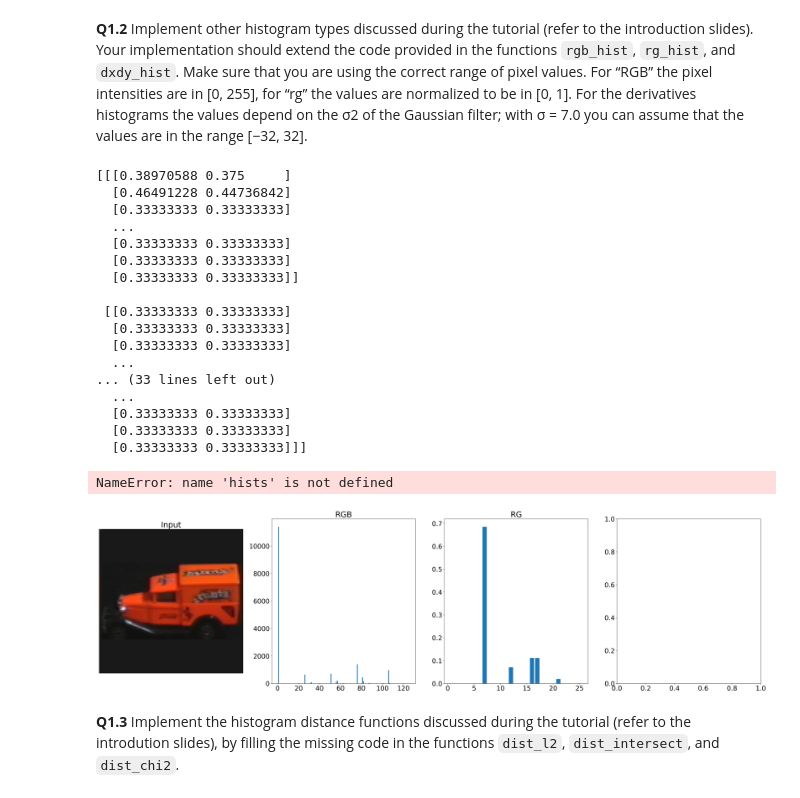
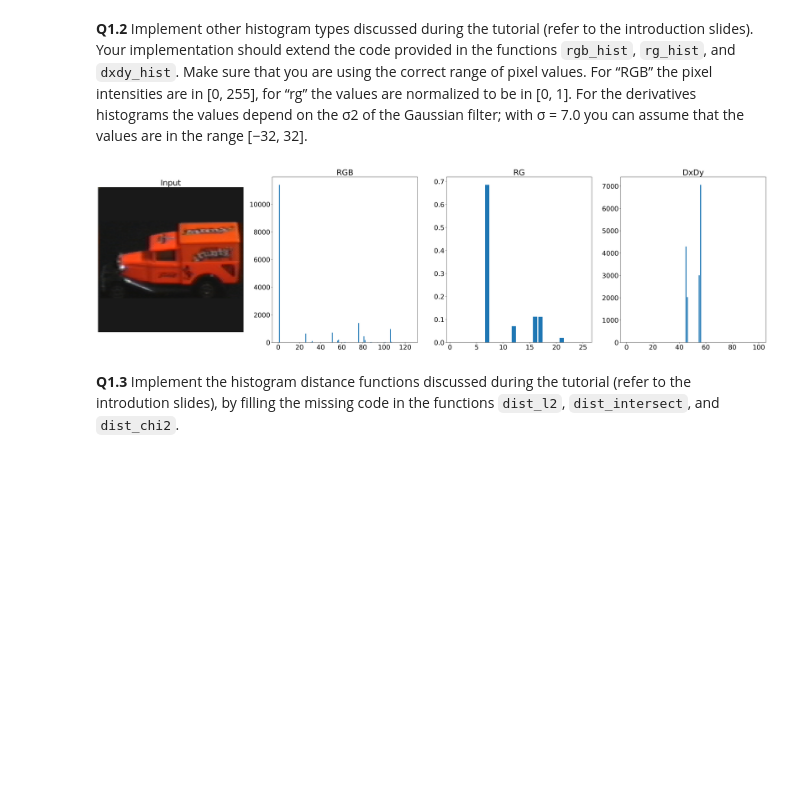
Before and after one commit to MoidHuda/HLCV_53, a Jupyter notebook: Assignment_1/exercise-1-Part1.ipynb, the cells around one changed output. Drawn from its saved outputs; the diff is of its cells as text; code cells hidden in the pictures; blank space fills up the shorter version.

```diff
--- a/Assignment_1/exercise-1-Part1.ipynb
+++ b/Assignment_1/exercise-1-Part1.ipynb
@@ -317,52 +314,48 @@ def dxdy_hist(img_gray, num_bins):
 
 
 	# also flatten the final 2D histogram (similar to rgb_hist above).
     ################################################
+
+    hists = np.zeros((num_bins, num_bins))
+    bins = np.linspace(-32, 32, num_bins + 1)
+
+    [imgDx, imgDy] = gaussderiv(img_gray, 7.0)
+
+    # imgmag = np.sqrt(imgDx**2 + imgDy**2)
+
+    for i in range(num_bins):
+        for j in range(num_bins):
+            hists[i, j] = np.sum((imgDx[:, :] >= bins[i]) & (imgDx[:, :] < bins[i+1]) &
+                                    (imgDy[:, :] >= bins[j]) & (imgDy[:, :] < bins[j+1]))
+
+    hists = hists.reshape(hists.size)
     return hists
 
 ### The following code is used for evaluation.
 plt.rcParams.update({'font.size': 22})
 fig, axes = plt.subplots(1, 4, figsize=(40, 10), dpi=200)
 axes[0].imshow(img_color)
 axes[0].set_xticks([]); axes[0].set_yticks([])
 axes[0].set_title('Input')
 
 num_bins_color = 5
 hist_rgb1 = rgb_hist(img_color.astype('double'), num_bins_color)
 axes[1].bar(np.array(range(1, hist_rgb1.size+1)), hist_rgb1)
 axes[1].set_title('RGB')
 
 num_bins_rg = 5
 hist_rg = rg_hist(img_color.astype('double'), num_bins_rg)
 axes[2].bar(np.array(range(1, hist_rg.size+1)), hist_rg)
 axes[2].set_title('RG')
 
 num_bins_dxdy = 10
 hist_dxdy = dxdy_hist(img_gray.astype('double'), num_bins_dxdy)
 axes[3].bar(np.array(range(1, hist_dxdy.size+1)), hist_dxdy)
 axes[3].set_title('DxDy')
 
 plt.show()
 # %% [output]
-[[[0.38970588 0.375     ]
-  [0.46491228 0.44736842]
-  [0.33333333 0.33333333]
-  ...
-  [0.33333333 0.33333333]
-  [0.33333333 0.33333333]
-  [0.33333333 0.33333333]]
-
- [[0.33333333 0.33333333]
-  [0.33333333 0.33333333]
-  [0.33333333 0.33333333]
-  ...
-... (33 lines left out)
-  ...
-  [0.33333333 0.33333333]
-  [0.33333333 0.33333333]
-  [0.33333333 0.33333333]]]
-NameError: name 'hists' is not defined
-[figure, old version]
+[figure, new version]
 # %% [markdown]
 **Q1.3** Implement the histogram distance functions discussed during the tutorial (refer to the introdution slides), by filling the missing code in the functions `dist_l2`, `dist_intersect`, and `dist_chi2`.
 # %%
```
Also changed, not shown: parts of 2 cells of this notebook.
